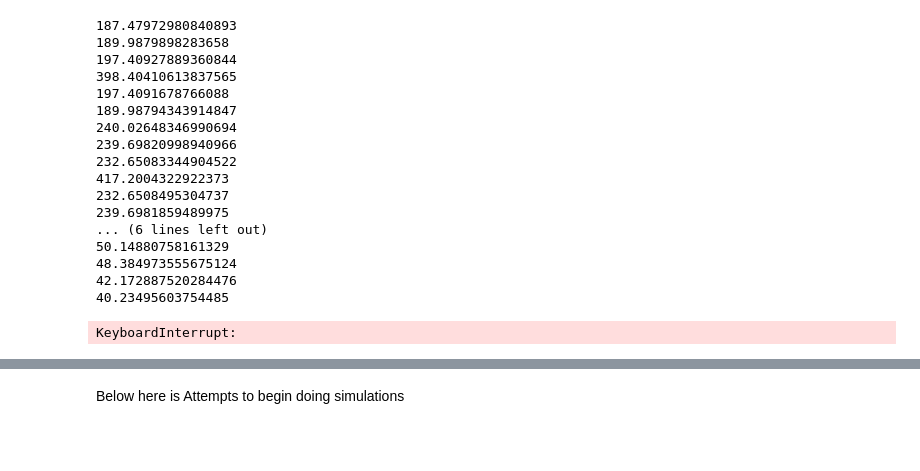
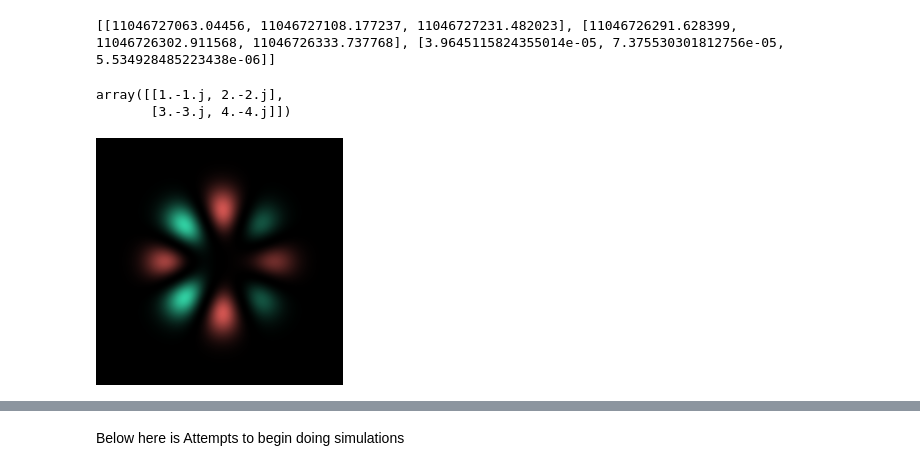
Before and after one commit to LukasScarfe/MultiplaneTurb, a Jupyter notebook: Lukas_Workspace.ipynb, the cells around one changed output, grey strips where cells are left out. Cells and saved outputs as stored; diff of their text form; code cells hidden in the pictures; blank space fills up the shorter version.

```diff
--- a/Lukas_Workspace.ipynb
+++ b/Lukas_Workspace.ipynb
@@ -272,26 +249,18 @@ plotphase(ArbMUB(5,0,1)[0])
 # %%
-d=6
+d=3
 l=ell(d)
+q,Q=[],[]
 for j in range(d):
+    q=[]
     for i in range(d):
-        test=overlapInt(OAM(l[j]),ANG(d,i)[0])
-        print(test)
+        q.append(overlapInt(ANG(d,i)[0],OAM(j)))
+    Q.append(q)
+print(Q)
 # %% [output]
-187.47972980840893
-189.9879898283658
-197.40927889360844
-398.40410613837565
-197.4091678766088
-189.98794343914847
-240.02648346990694
-239.69820998940966
-232.65083344904522
-417.2004322922373
-232.6508495304737
-239.6981859489975
-... (6 lines left out)
-50.14880758161329
-48.384973555675124
-42.172887520284476
-40.23495603754485
+[[11046727063.04456, 11046727108.177237, 11046727231.482023], [11046726291.628399, 11046726302.911568, 11046726333.737768], [3.9645115824355014e-05, 7.375530301812756e-05, 5.534928485223438e-06]]
-KeyboardInterrupt:
+# %%
+np.multiply([[1+1j,2+2j],[3+3j,4+4j]],[[1+1j,2+2j],[3+3j,4+4j]])
+np.conjugate([[1+1j,2+2j],[3+3j,4+4j]])
+# %% [output]
+array([[1.-1.j, 2.-2.j],
+       [3.-3.j, 4.-4.j]])
@@ -298,3 +278,7 @@ KeyboardInterrupt:
+# %%
+plotbeam(ANG(8,1)[0])
+# %% [output]
+[figure, added]
 # %%
 test=OAM(0).field
 plotbeam(OAM(0))
```
Also changed, not shown: parts of 14 cells of this notebook.
